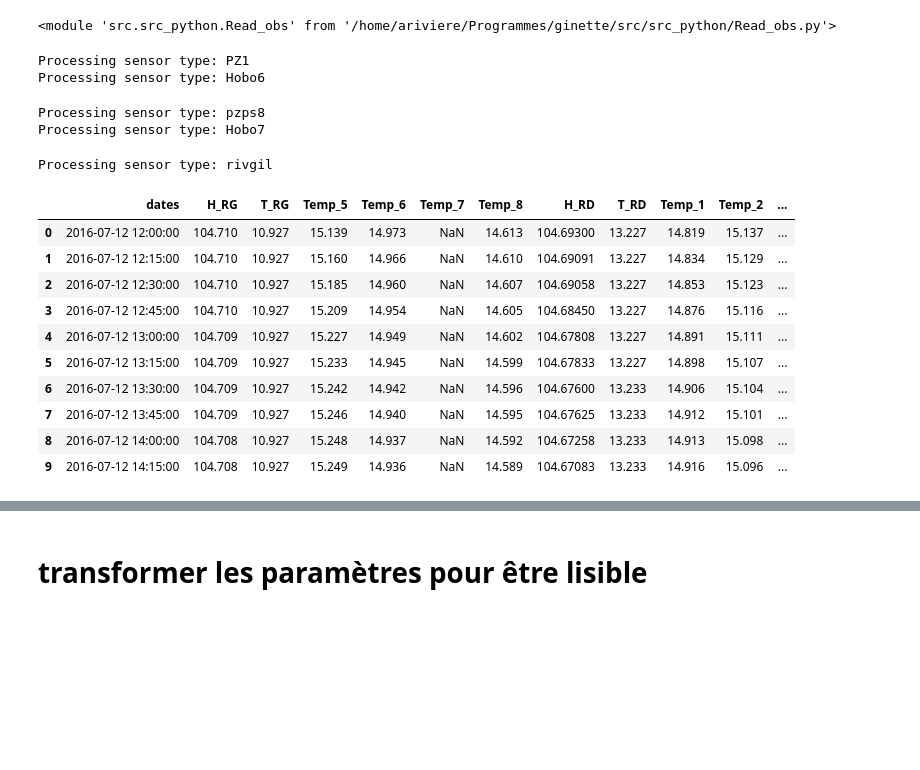
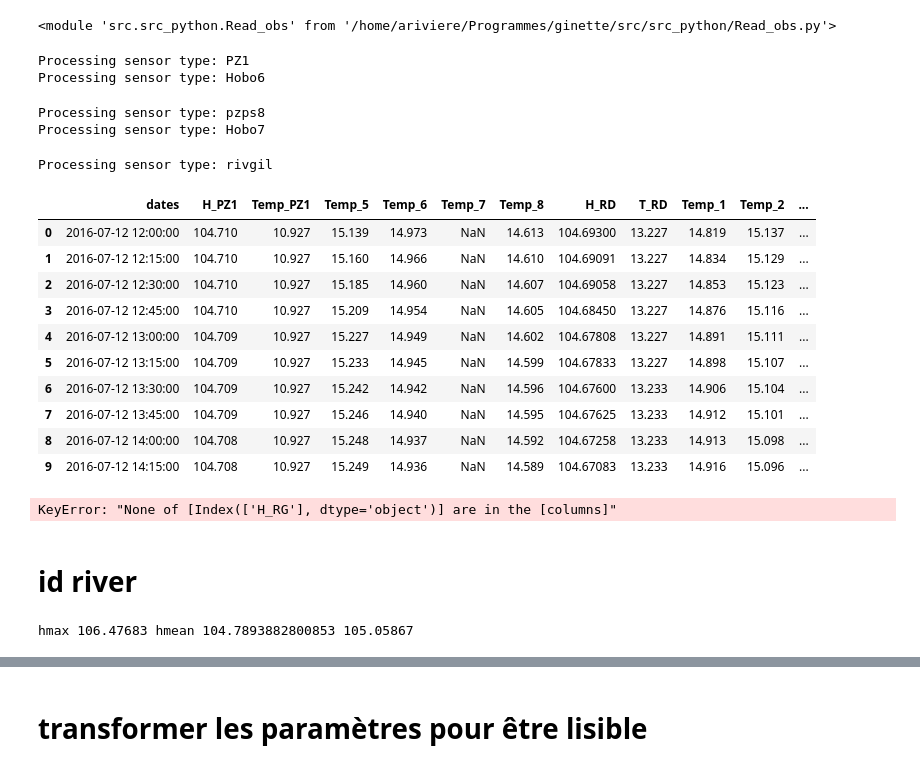
Before and after one commit to agnes-riviere/ginette, a Jupyter notebook: application/RIV2D/IntD_test.ipynb, the cells around one changed output, grey strips where cells are left out. Cells and saved outputs as stored; diff of their text form; code cells hidden in the pictures; blank space fills up the shorter version.

```diff
--- a/application/RIV2D/IntD_test.ipynb
+++ b/application/RIV2D/IntD_test.ipynb
@@ -527,18 +497,18 @@ importlib.reload(Read_obs)
 # %%
 
 date_simul_bg = pd.to_datetime("2016/07/12 12:00:00")
-nb_day = 15
+nb_day = 1
 desc_station = {'RD': 'pzps8', 'RG': "PZ1", 'RIV': "rivgil"}
 all_data=process_obs_RIV2D(Station, obs_dir, date_simul_bg, nb_day, desc_station, pt100_coord)
 
 all_data.head(10)
 # %% [output]
 Processing sensor type: PZ1
 Processing sensor type: Hobo6
 Processing sensor type: pzps8
 Processing sensor type: Hobo7
 Processing sensor type: rivgil
-|  | dates | H_RG | T_RG | Temp_5 | Temp_6 | Temp_7 | Temp_8 | H_RD | T_RD | Temp_1 | Temp_2 | ... |
+|  | dates | H_PZ1 | Temp_PZ1 | Temp_5 | Temp_6 | Temp_7 | Temp_8 | H_RD | T_RD | Temp_1 | Temp_2 | ... |
 | 0 | 2016-07-12 12:00:00 | 104.710 | 10.927 | 15.139 | 14.973 | NaN | 14.613 | 104.69300 | 13.227 | 14.819 | 15.137 | ... |
 | 1 | 2016-07-12 12:15:00 | 104.710 | 10.927 | 15.160 | 14.966 | NaN | 14.610 | 104.69091 | 13.227 | 14.834 | 15.129 | ... |
 | 2 | 2016-07-12 12:30:00 | 104.710 | 10.927 | 15.185 | 14.960 | NaN | 14.607 | 104.69058 | 13.227 | 14.853 | 15.123 | ... |
@@ -549,3 +519,25 @@ Processing sensor type: rivgil
 | 7 | 2016-07-12 13:45:00 | 104.709 | 10.927 | 15.246 | 14.940 | NaN | 14.595 | 104.67625 | 13.233 | 14.912 | 15.101 | ... |
 | 8 | 2016-07-12 14:00:00 | 104.708 | 10.927 | 15.248 | 14.937 | NaN | 14.592 | 104.67258 | 13.233 | 14.913 | 15.098 | ... |
 | 9 | 2016-07-12 14:15:00 | 104.708 | 10.927 | 15.249 | 14.936 | NaN | 14.589 | 104.67083 | 13.233 | 14.916 | 15.096 | ... |
+# %%
+dt=900
+importlib.reload(Direct_model)
+boundary_conditions_2D(all_data,dt)
+# %% [output]
+KeyError: "None of [Index(['H_RG'], dtype='object')] are in the [columns]"
+# %% [markdown]
+# id river
+# %%
+importlib.reload(mesh_generator)
+# Call the function to get the river mesh indices
+
+hmax=all_data['H_RIV'].max()
+hmin=all_data['H_RIV'].mean()
+hqt90=all_data['H_RIV'].quantile(0.95)
+print('hmax',hmax,'hmean',hmin,hqt90)
+xRG=4.6
+xRD=12.4
+river=id_mesh_river(script_dir,hmax,hmin,xRG,xRD)
+id_river_min,id_river_max=river
+# %% [output]
+hmax 106.47683 hmean 104.7893882800853 105.05867
```
Also changed, not shown: parts of 21 cells of this notebook, 2 other files.
